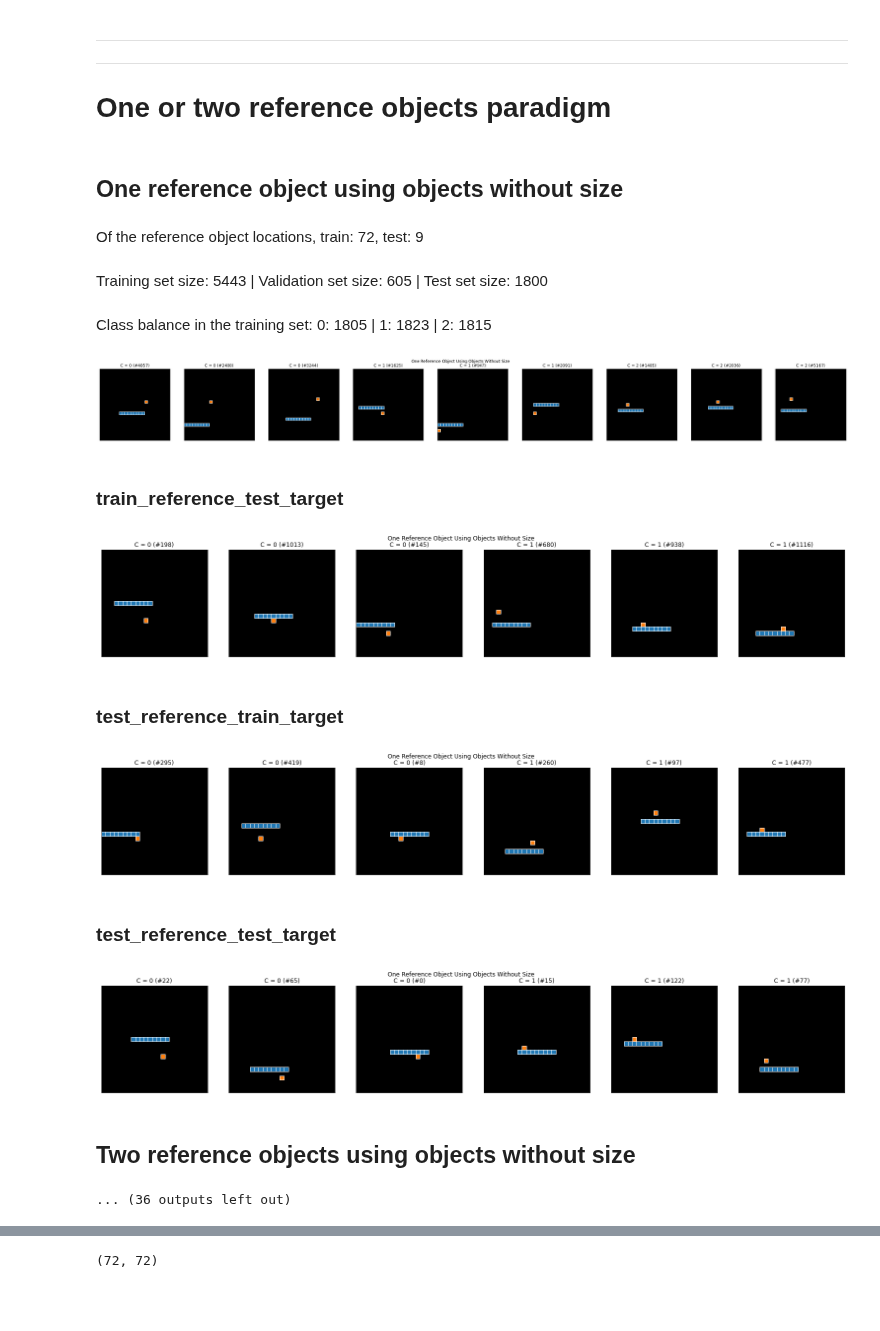
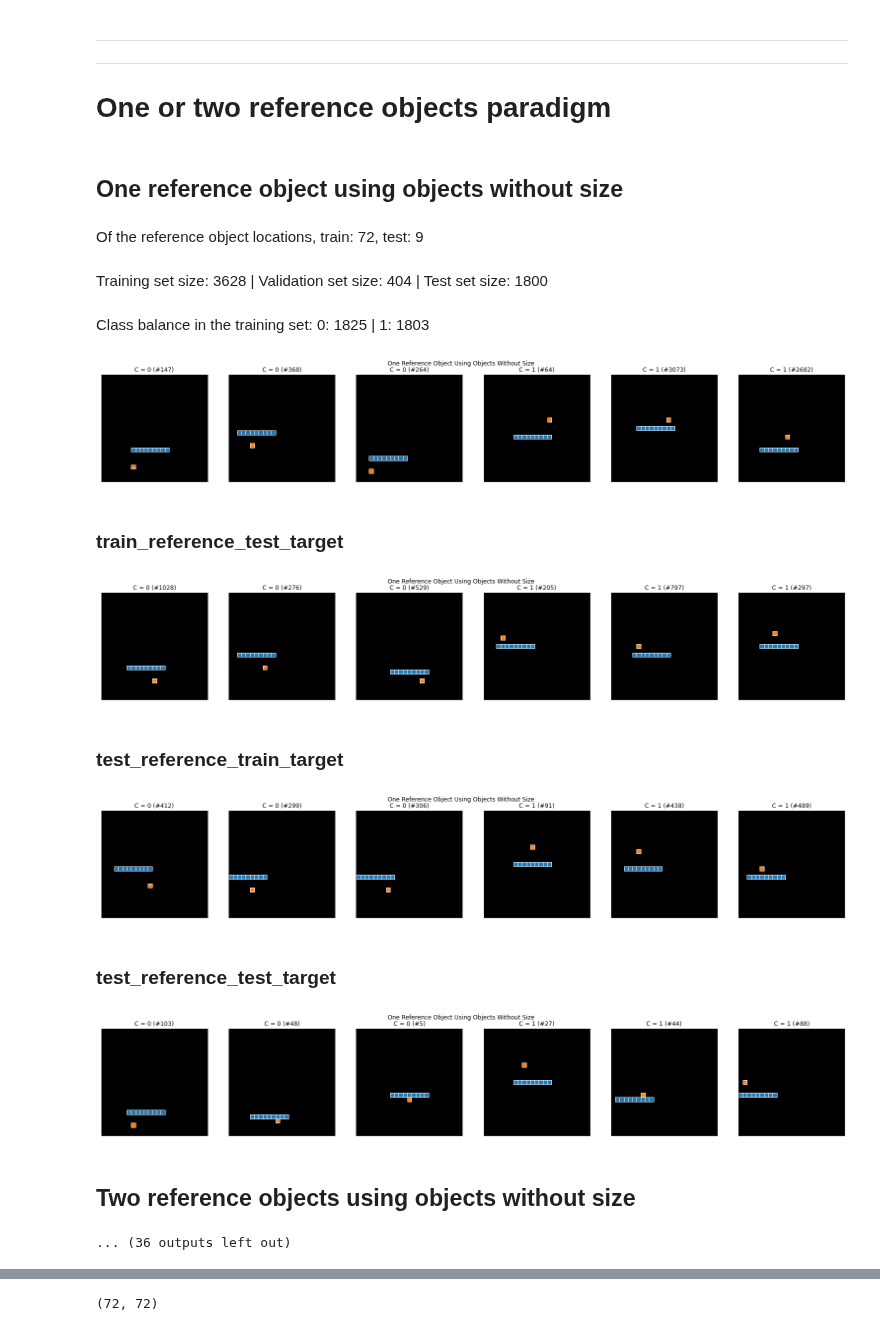
Before and after one commit to guydav/simple-relational-reasoning, a Jupyter notebook: notebooks/QuinnObjectVisualizations.ipynb, the cells around one changed output, grey strips where cells are left out. Cells and saved outputs as stored; diff of their text form; code cells hidden in the pictures; blank space fills up the shorter version.

```diff
--- a/notebooks/QuinnObjectVisualizations.ipynb
+++ b/notebooks/QuinnObjectVisualizations.ipynb
@@ -339,7 +365,7 @@ ONE_OR_TWO_FAUX_GENERATORS = {
 # %%
 REFERENCE_OBJECT_SIZE = 9
 TARGET_OBJECT_SIZE = 1
-ADD_NEITHER = True
+ADD_NEITHER = False
 X_MAX = 18
 Y_MAX = 18
 SEED = 33
@@ -368,44 +394,44 @@ for generator_class in (ObjectGeneratorWithoutSize, ObjectGeneratorWithSize):
         ONE_OR_TWO_DATASETS[generator_class, two_reference_objects] = dataset
 
         train = dataset.get_training_dataset()
         label_arr = np.array(train.labels)
         unique_labels, unique_counts = np.unique(label_arr, return_counts=True)
 #         print(len(train), unique_labels, unique_counts)
 
         test_datasets = dataset.get_test_datasets()
 #         print([(key, len(test_datasets[key])) for key in test_datasets])
 
         display(Markdown(f'Of the reference object locations, train: {len(dataset.train_reference_object_locations)}, test: {len(dataset.test_reference_object_locations)} '))
 
         total_test_size = sum([len(test_datasets[key]) for key in test_datasets])
         display(Markdown(f'Training set size: {len(train)} | Validation set size: {len(dataset.get_validation_dataset().labels)} | Test set size: {total_test_size}'))
 
         class_sizes = ' | '.join([f'{unique_labels[i]}: {unique_counts[i]}' for i in range(len(unique_labels))])
         display(Markdown(f'Class balance in the training set: {class_sizes}'))
         train_indices = {}
-        plot_single_dataset(train, train_indices, faux_generators=ONE_OR_TWO_FAUX_GENERATORS)
+        plot_single_dataset(train, train_indices, faux_generators=ONE_OR_TWO_QUINN_FAUX_GENERATORS[two_reference_objects])
 
         for test_set_name, test_set in test_datasets.items():
             display(Markdown(f'### {test_set_name}'))
             test_indices = {}
-            plot_single_dataset(test_set, test_indices, faux_generators=ONE_OR_TWO_FAUX_GENERATORS)
+            plot_single_dataset(test_set, test_indices, faux_generators=ONE_OR_TWO_QUINN_FAUX_GENERATORS[two_reference_objects])
 
     train_indices = {}
 
     display(Markdown('-----'))
     display(Markdown('-----'))
 # %% [output]
 ## One reference object using objects without size
 Of the reference object locations, train: 72, test: 9
-Training set size: 5443 | Validation set size: 605 | Test set size: 1800
+Training set size: 3628 | Validation set size: 404 | Test set size: 1800
-Class balance in the training set: 0: 1805 | 1: 1823 | 2: 1815
+Class balance in the training set: 0: 1825 | 1: 1803
-[figure, old version]
+[figure, new version]
 ### train_reference_test_target
-[figure, old version]
+[figure, new version]
 ### test_reference_train_target
-[figure, old version]
+[figure, new version]
 ### test_reference_test_target
-[figure, old version]
+[figure, new version]
 ## Two reference objects using objects without size
 ... (36 outputs left out)
 # %%
```
Also changed, not shown: parts of 15 cells of this notebook, 12 other files.
